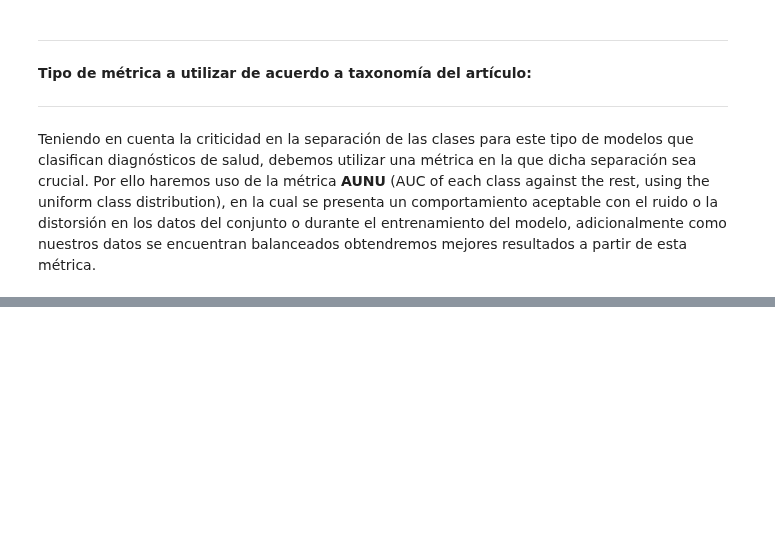
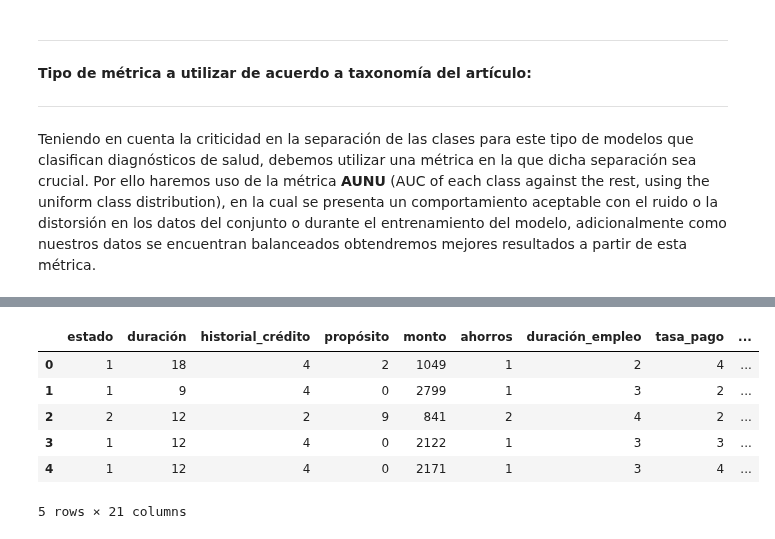
Before and after one commit to A01793509/Equipo38, a Jupyter notebook: Actividad_Semana_9_Equipo38.ipynb, the cells around one changed output, grey strips where cells are left out. Saved outputs shown, nothing was run; the diff lists cells and outputs as text; code cells hidden in the pictures; blank space fills up the shorter version.

```diff
--- a/Actividad_Semana_9_Equipo38.ipynb
+++ b/Actividad_Semana_9_Equipo38.ipynb
@@ -130,0 +129,27 @@ Carlos
+# %%
+ruta = 'https://archive.ics.uci.edu/ml/machine-learning-databases/00573/SouthGermanCredit.zip'
+
+# Split URL to get the file name
+archivo = ruta.split('/')[-1]
+archivo
+req = requests.get(ruta)
+
+# Extracting the zip file contents
+archivo_zip = zipfile.ZipFile(BytesIO(req.content))
+req.content
+
+archivo_zip.extractall('/data')
+df = pd.read_csv("/data/SouthGermanCredit.asc",sep=' ')
+
+columnas = ["estado", "duración", "historial_crédito", "propósito", "monto","ahorros", "duración_empleo", "tasa_pago", "personal_status_sex", "otros_deudores", "presente_residencia",
+            "propiedad", "edad", "other_installment_plans", "vivienda", "número_créditos", "job", "people_liable", "teléfono", "trabajador_extranjero", "credit_risk"]
+df.columns = columnas
+df.head()
+# %% [output]
+|  | estado | duración | historial_crédito | propósito | monto | ahorros | duración_empleo | tasa_pago | ... |
+| 0 | 1 | 18 | 4 | 2 | 1049 | 1 | 2 | 4 | ... |
+| 1 | 1 | 9 | 4 | 0 | 2799 | 1 | 3 | 2 | ... |
+| 2 | 2 | 12 | 2 | 9 | 841 | 2 | 4 | 2 | ... |
+| 3 | 1 | 12 | 4 | 0 | 2122 | 1 | 3 | 3 | ... |
+| 4 | 1 | 12 | 4 | 0 | 2171 | 1 | 3 | 4 | ... |
+5 rows × 21 columns
```
Also changed, not shown: parts of 27 cells of this notebook.
